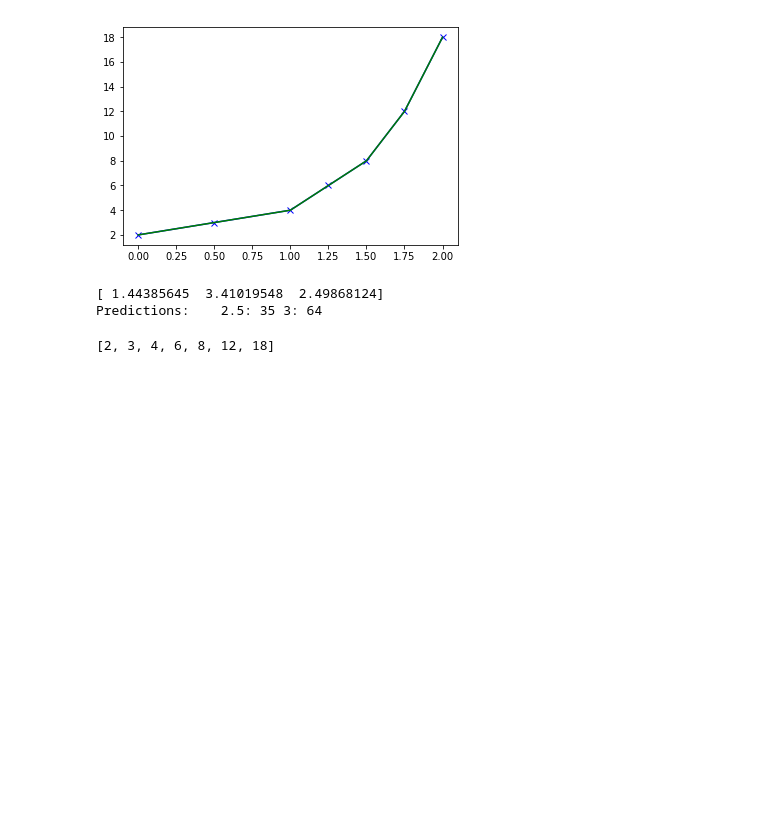
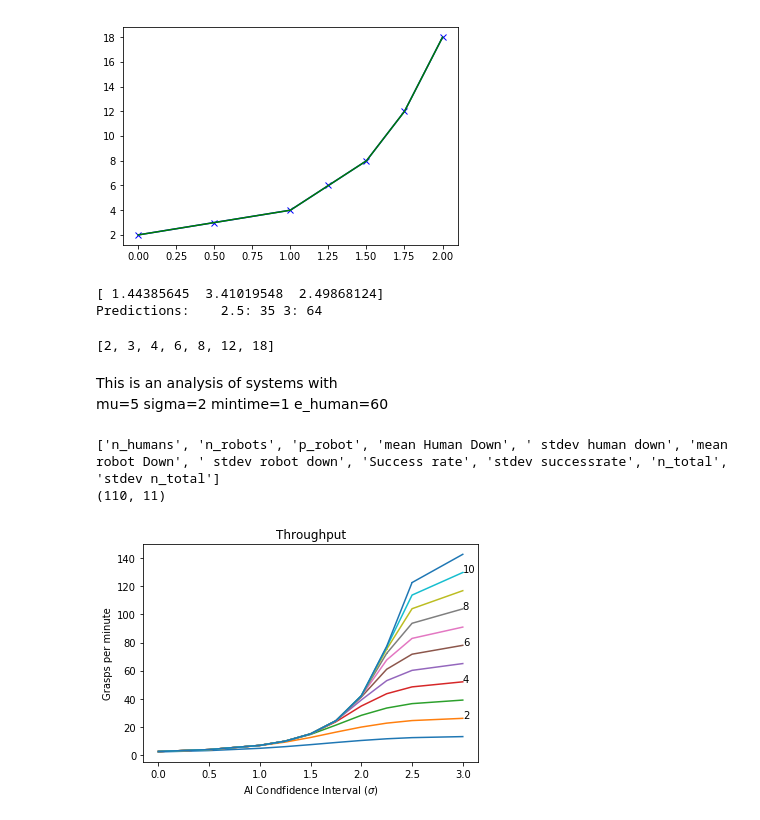
Before and after one commit to JeffreyILipton/SimulationOfFleet, a Jupyter notebook: Analysis.ipynb, the cells around one changed output. Drawn from its saved outputs; the diff is of its cells as text; code cells hidden in the pictures; blank space fills up the shorter version.

```diff
--- a/Analysis.ipynb
+++ b/Analysis.ipynb
@@ -565,3 +565,20 @@ calcModel(x,nbot)
 [ 1.44385645  3.41019548  2.49868124]
 Predictions:    2.5: 35 3: 64
 [2, 3, 4, 6, 8, 12, 18]
+# %% [markdown]
+This is an analysis of systems with
+    mu=5
+    sigma=2
+    mintime=1
+    e_human=60
+# %%
+filename = 'Speedup1.csv'
+fulldata = processDataFile(filename)
+x    = [0.0, 0.5, 1.0, 1.25, 1.5, 1.75, 2.0, 2.25, 2.5, 3.0]
+# %% [output]
+['n_humans', 'n_robots', 'p_robot', 'mean Human Down', ' stdev human down', 'mean robot Down', ' stdev robot down', 'Success rate', 'stdev successrate', 'n_total', 'stdev n_total']
+(110, 11)
+# %%
+plotThroughput(fulldata,x,doNote=True)
+# %% [output]
+[figure, added]
```
Also changed, not shown: parts of 1 cell of this notebook, 5 other files.
